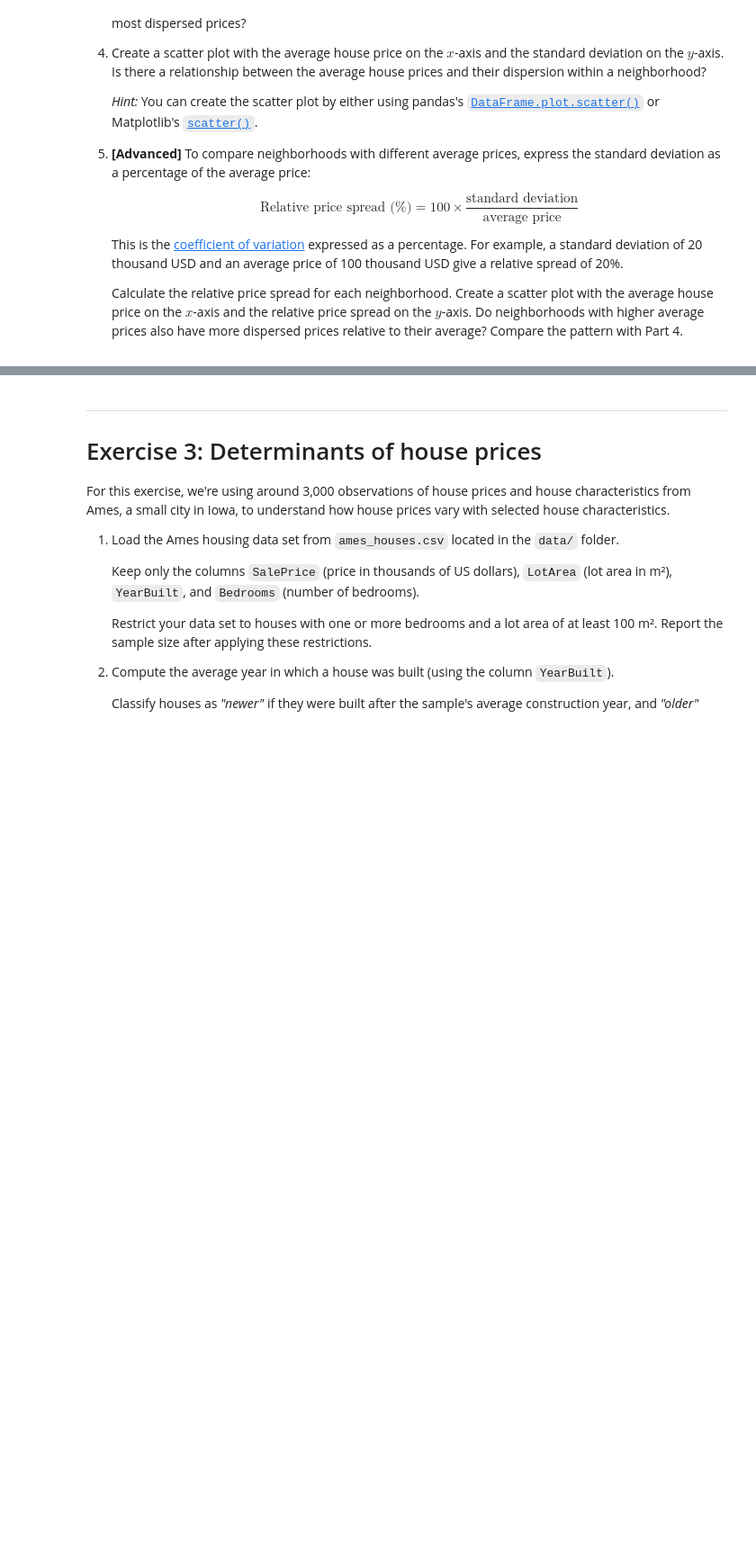
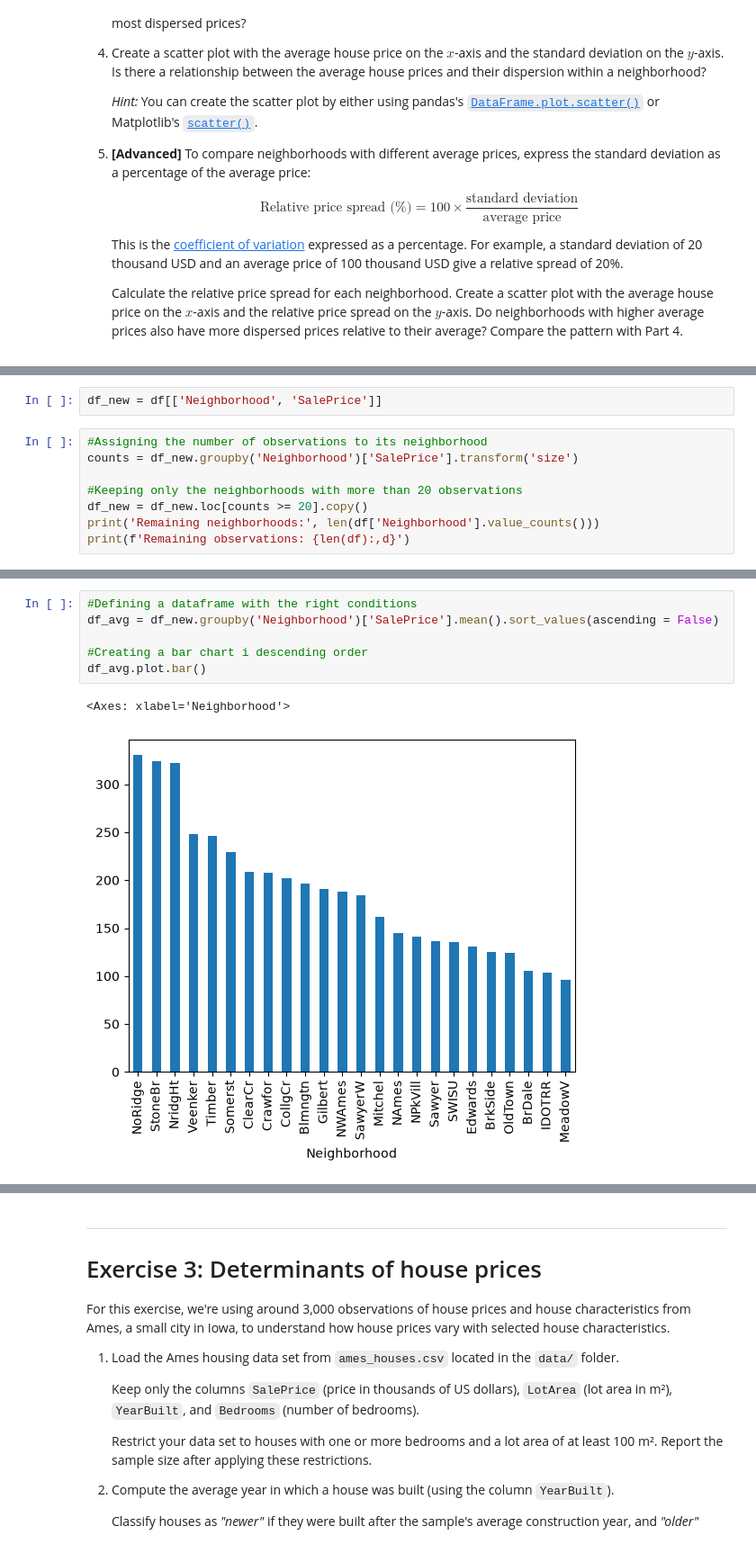
Before and after one commit to 646nwbf27y-lab/TECH2-H26, a Jupyter notebook: workshops/workshop4/workshop4 TH.ipynb, the cells around one changed output, grey strips where cells are left out. Shown at 90% size. Saved outputs shown, nothing was run; the diff lists cells and outputs as text; blank space fills up the shorter version.

```diff
--- a/workshops/workshop4/workshop4 TH.ipynb
+++ b/workshops/workshop4/workshop4 TH.ipynb
@@ -170,0 +180,10 @@ df = pd.read_csv(file)
+# %%
+df_new = df[['Neighborhood', 'SalePrice']]
+# %%
+#Assigning the number of observations to its neighborhood
+counts = df_new.groupby('Neighborhood')['SalePrice'].transform('size')
+
+#Keeping only the neighborhoods with more than 20 observations
+df_new = df_new.loc[counts >= 20].copy()
+print('Remaining neighborhoods:', len(df['Neighborhood'].value_counts()))
+print(f'Remaining observations: {len(df):,d}')
@@ -170,0 +217,9 @@ df = pd.read_csv(file)
+# %%
+#Defining a dataframe with the right conditions
+df_avg = df_new.groupby('Neighborhood')['SalePrice'].mean().sort_values(ascending = False)
+
+#Creating a bar chart i descending order
+df_avg.plot.bar()
+# %% [output]
+<Axes: xlabel='Neighborhood'>
+[figure, added]
```
Also changed, not shown: parts of 50 cells of this notebook.
